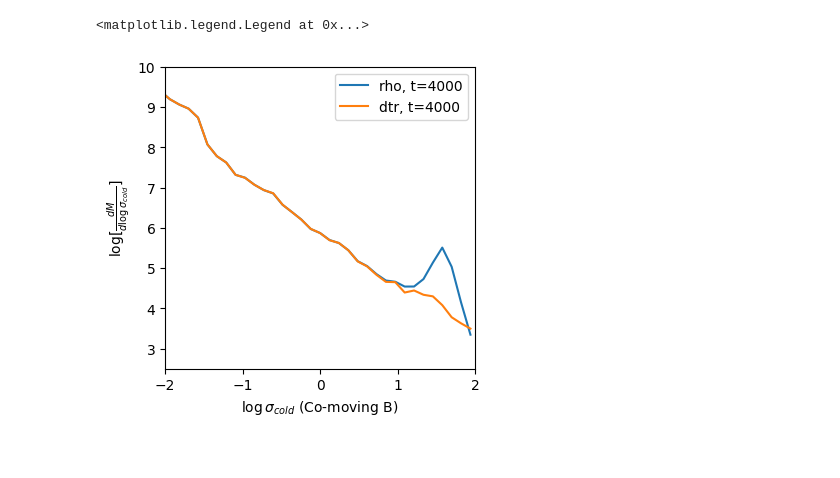
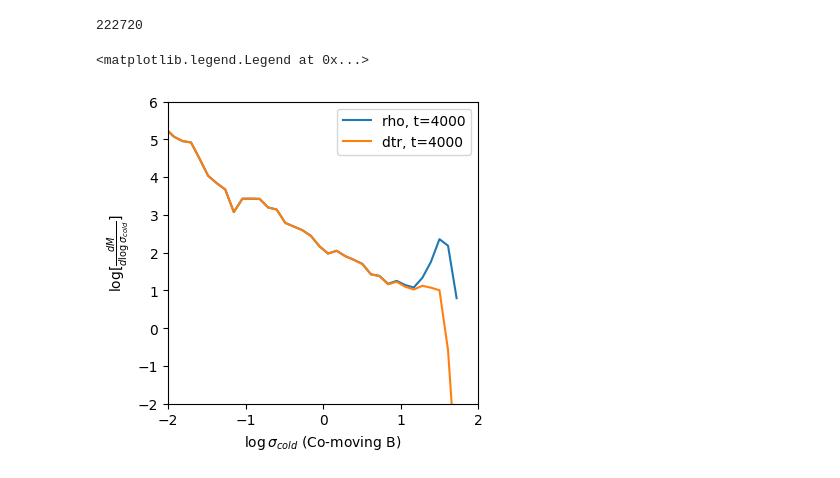
Before and after one commit to kc3058/Tracer-Analysis, a Jupyter notebook: TracerAnalysis.ipynb, the cells around one changed output. Cells and saved outputs as stored; diff of their text form; code cells hidden in the pictures.

```diff
--- a/TracerAnalysis.ipynb
+++ b/TracerAnalysis.ipynb
@@ -22,11 +22,16 @@ from scipy.optimize import fsolve
 import pandas as pd
 # %%
 #path='../tracer/out_madfm_hres/'
-path='../tracer/mad_ideal_refine_3/'
-
-offset=400
+path1='../tracer/mad_ideal_refine_3_384x192/'
+path2='../tracer/mad_ideal_refine_3_192x96/'
+path3='../tracer/mad_ideal_refine_3_96x48/'
 # %%
-#d1=read.load(0, file=path+'data',type='vtu', silent=1);
-d2=read.load(offset, file=path+'data',type='vtu', silent=1);
+offset1=400
+offset2=400
+offset3=400
+
+d1=read.load(offset1, file=path1+'data',type='vtu', silent=1);
+d2=read.load(offset2, file=path2+'data',type='vtu', silent=1);
+d3=read.load(offset3, file=path3+'data',type='vtu', silent=1);
 # %%
 class MADBins:
@@ -270 +263,5 @@ len(polar[0])
+# %%
+mad1=MADBins(d1)
+mad2=MADBins(d2)
+mad3=MADBins(d3)
 # %%
@@ -298,36 +344,30 @@ ax.legend()
+# %%
+len(d2.lfac)
+# %% [output]
+222720
 # %%
-nbs=100
+nbs=200
 radcap=100
-radfloor=None
-xmin=1e-10
+radfloor=80
+xmin=1e-20
 xmax=100
 logX=True
 logY=True
 xlim=(-2,2)
-ylim=(2.5,10)
-
-rsigma=d2.sigma
-tsigma=d2.sigma/np.clip(d2.tr1,1e-20,max(d2.tr1))
-
+ylim=(-2,6)
 
 bindata=(nbs, xmin, xmax, True)
-mad2=MADBins(d2, bindata)
-rhodf=mad2.getBinning(rsigma,radcap)
-tr1df=mad2.getBinning(tsigma,radcap)
+dff=mad1.getBinning(d1.sigma,rmax=radcap, rmin=radfloor, bindata=bindata)
 fig=plt.figure(figsize=(4,4),dpi=100)
 ax = fig.add_subplot(1, 1, 1)
-#mad2.plot(dff2,True,True,ax)
-dm=rhodf.rhomass
-tm=tr1df.tr1mass
-joindf=rhodf[['bin','rhomass']]
-joindf['tr1mass']=tm
-mad2.plot(joindf,logX,logY,ax,xlim,ylim)
+mad1.plot(dff,True,True,ax, xlim,ylim)
 ax.set_xlabel(r'$\log \sigma_{cold}$ (Co-moving B)')
 ax.set_ylabel(r'$\log[\frac{dM}{d\log\sigma_{cold}}]$')
 ax.legend()
+#plt.savefig("mass_vs_sigma_cold.pdf", bbox_inches='tight', transparent=True, pad_inches=0)
 # %% [output]
 <matplotlib.legend.Legend at 0x...>
-[figure, old version]
+[figure, new version]
 # %%
 nbs=100
 radcap=100
```
Also changed, not shown: parts of 20 cells of this notebook.
